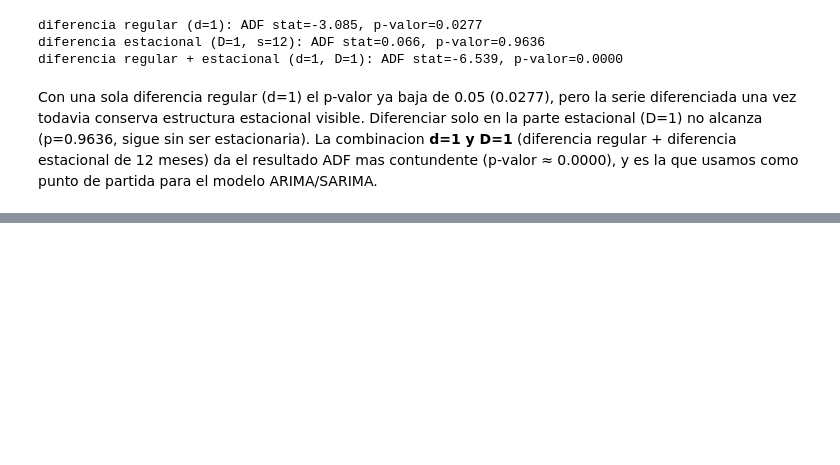
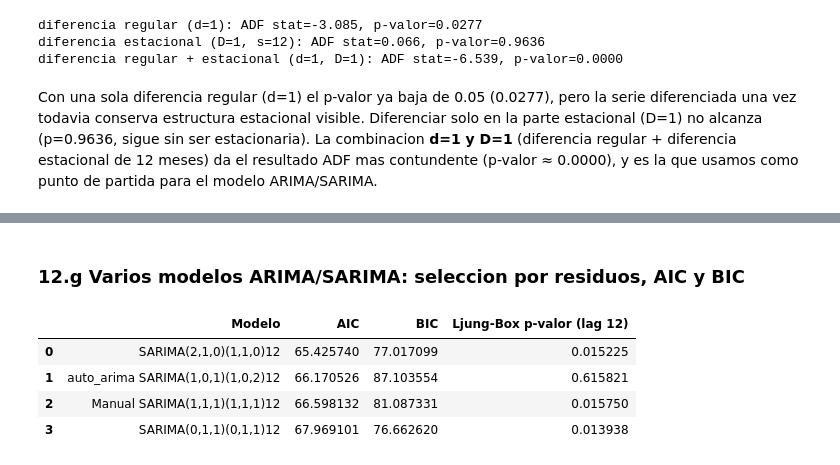
Before and after one commit to DavidDominguez-11/DS-Lab1, a Jupyter notebook: Lab1_Series_de_Tiempo.ipynb, the cells around one changed output, grey strips where cells are left out. Cells and saved outputs as stored; diff of their text form; code cells hidden in the pictures; blank space fills up the shorter version.

```diff
--- a/Lab1_Series_de_Tiempo.ipynb
+++ b/Lab1_Series_de_Tiempo.ipynb
@@ -778,0 +819,33 @@ Con una sola diferencia regular (d=1) el p-valor ya baja de 0.05 (0.0277), pero
+# %% [markdown]
+### 12.g Varios modelos ARIMA/SARIMA: seleccion por residuos, AIC y BIC
+# %%
+candidatos = {
+    'Manual SARIMA(1,1,1)(1,1,1)12':      ((1,1,1), (1,1,1,12)),
+    'SARIMA(0,1,1)(0,1,1)12':             ((0,1,1), (0,1,1,12)),
+    'SARIMA(2,1,0)(1,1,0)12':             ((2,1,0), (1,1,0,12)),
+}
+
+resultados_sarima = {}
+filas = []
+for nombre, (order, sorder) in candidatos.items():
+    modelo = SARIMAX(serie_log, order=order, seasonal_order=sorder,
+                      enforce_stationarity=True, enforce_invertibility=True)
+    ajuste = modelo.fit(disp=False)
+    resultados_sarima[nombre] = ajuste
+    lb = acorr_ljungbox(ajuste.resid, lags=[12], return_df=True)
+    filas.append({'Modelo': nombre, 'AIC': ajuste.aic, 'BIC': ajuste.bic,
+                  'Ljung-Box p-valor (lag 12)': lb['lb_pvalue'].iloc[0]})
+
+# auto_arima se compara con sus propios AIC/BIC/residuos (ya viene ajustado del punto 12.f)
+lb_auto = acorr_ljungbox(auto_model.resid(), lags=[12], return_df=True)
+filas.append({'Modelo': 'auto_arima SARIMA(1,0,1)(1,0,2)12', 'AIC': auto_model.aic(), 'BIC': auto_model.bic(),
+              'Ljung-Box p-valor (lag 12)': lb_auto['lb_pvalue'].iloc[0]})
+
+tabla_sarima = pd.DataFrame(filas).sort_values('AIC').reset_index(drop=True)
+tabla_sarima
+# %% [output]
+|  | Modelo | AIC | BIC | Ljung-Box p-valor (lag 12) |
+| 0 | SARIMA(2,1,0)(1,1,0)12 | 65.425740 | 77.017099 | 0.015225 |
+| 1 | auto_arima SARIMA(1,0,1)(1,0,2)12 | 66.170526 | 87.103554 | 0.615821 |
+| 2 | Manual SARIMA(1,1,1)(1,1,1)12 | 66.598132 | 81.087331 | 0.015750 |
+| 3 | SARIMA(0,1,1)(0,1,1)12 | 67.969101 | 76.662620 | 0.013938 |
```
Also changed, not shown: parts of 11 cells of this notebook.
